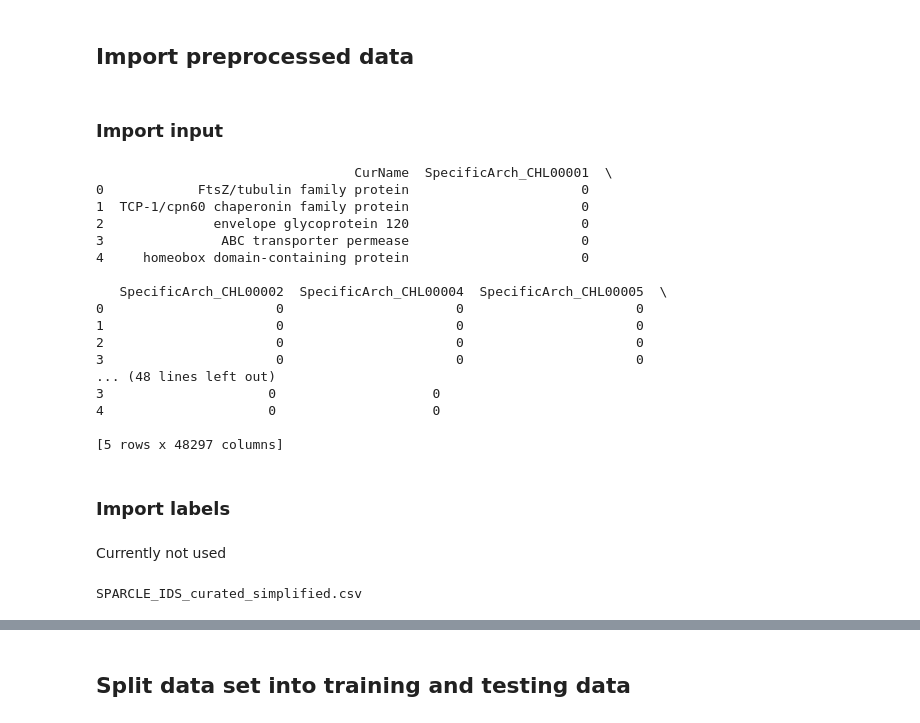
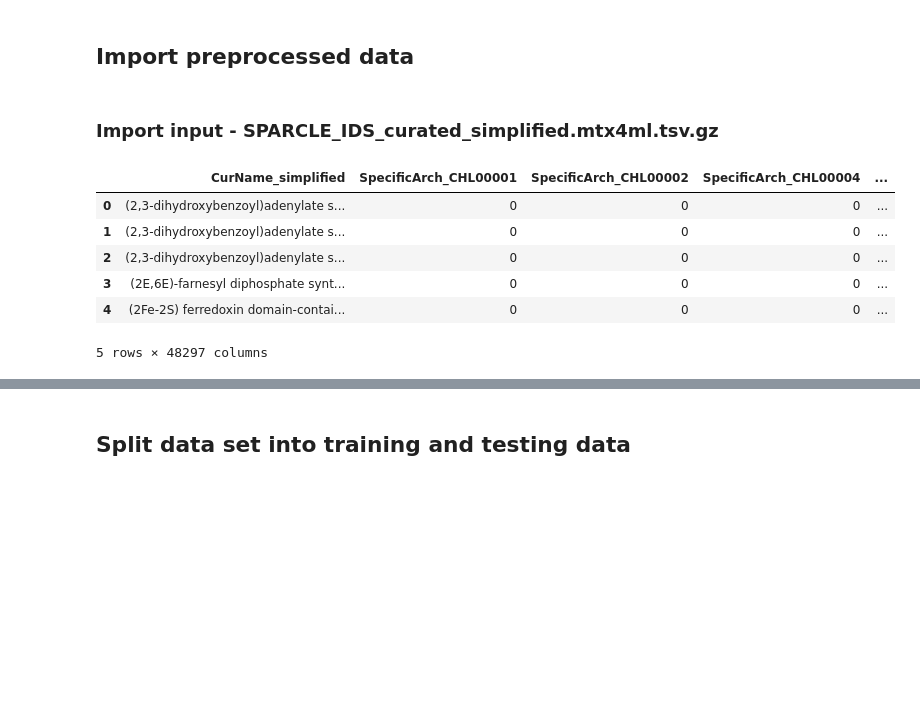
Before and after one commit to NCBI-Codeathons/mlxai-2024-team-gwadz-yang, a Jupyter notebook: scripts/Models_DT_SVM_PCA.ipynb, the cells around one changed output, grey strips where cells are left out. Cells and saved outputs as stored; diff of their text form; code cells hidden in the pictures; blank space fills up the shorter version.

```diff
--- a/scripts/Models_DT_SVM_PCA.ipynb
+++ b/scripts/Models_DT_SVM_PCA.ipynb
@@ -28,40 +39,19 @@ super_families_curated_sorted
 # %% [markdown]
 ## Import preprocessed data
 # %% [markdown]
-### Import input
+### Import input - SPARCLE_IDS_curated_simplified.mtx4ml.tsv.gz
 # %%
 # Access &read the file
-file_path = os.path.join(DATA_DIR, "SPARCLE_IDS_curated.mtx4ml.tsv.gz")
+file_path = os.path.join(DATA_DIR, "SPARCLE_IDS_curated_simplified.mtx4ml.tsv.gz")
 df_one_hot = pd.read_csv(file_path, sep='\t', compression='gzip')
 
 #test succ. loading
-print(df_one_hot.head())
+df_one_hot.head()
 # %% [output]
+|  | CurName_simplified | SpecificArch_CHL00001 | SpecificArch_CHL00002 | SpecificArch_CHL00004 | ... |
+| 0 | (2,3-dihydroxybenzoyl)adenylate s... | 0 | 0 | 0 | ... |
+| 1 | (2,3-dihydroxybenzoyl)adenylate s... | 0 | 0 | 0 | ... |
+| 2 | (2,3-dihydroxybenzoyl)adenylate s... | 0 | 0 | 0 | ... |
+| 3 | (2E,6E)-farnesyl diphosphate synt... | 0 | 0 | 0 | ... |
+| 4 | (2Fe-2S) ferredoxin domain-contai... | 0 | 0 | 0 | ... |
-                                 CurName  SpecificArch_CHL00001  \
-0            FtsZ/tubulin family protein                      0
-1  TCP-1/cpn60 chaperonin family protein                      0
-2              envelope glycoprotein 120                      0
-3               ABC transporter permease                      0
-4     homeobox domain-containing protein                      0
-
-   SpecificArch_CHL00002  SpecificArch_CHL00004  SpecificArch_CHL00005  \
-0                      0                      0                      0
-1                      0                      0                      0
-2                      0                      0                      0
-3                      0                      0                      0
-... (48 lines left out)
-3                     0                    0
-4                     0                    0
-
-[5 rows x 48297 columns]
+5 rows × 48297 columns
-# %% [markdown]
-### Import labels
-# %% [markdown]
-Currently not used
-# %%
-# Access &read the file
-print(files[8])
-file_path = os.path.join(DATA_DIR, files[8])
-df_labels_simplified = pd.read_csv(file_path, on_bad_lines  = "warn")
-# %% [output]
-SPARCLE_IDS_curated_simplified.csv
```
Also changed, not shown: parts of 53 cells of this notebook, 2 other files.
